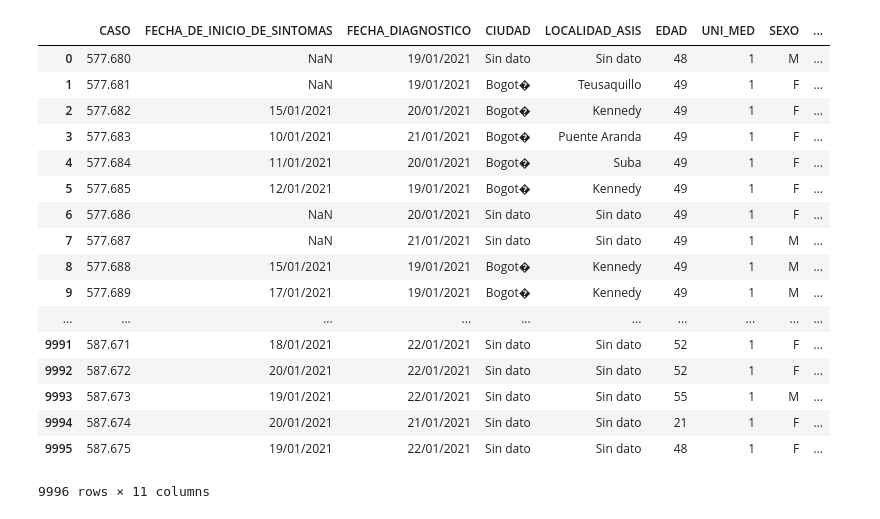
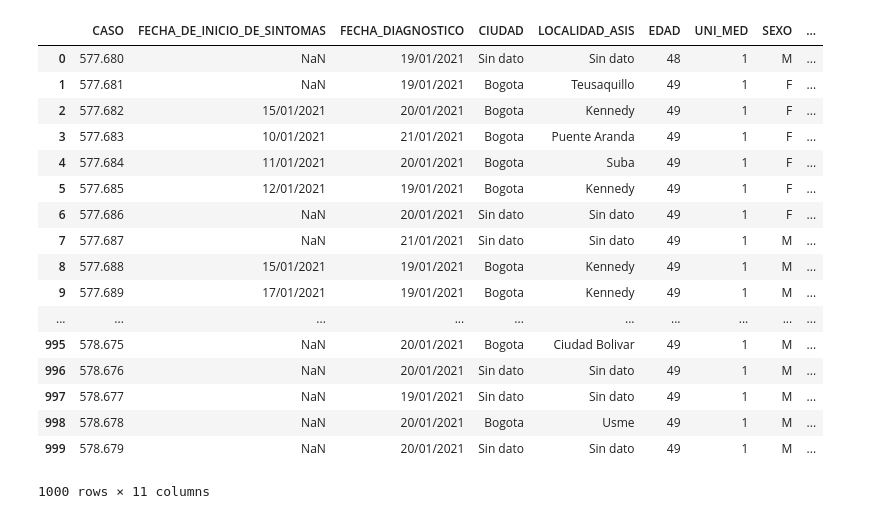
Before and after one commit to asegura4488/Python, a Jupyter notebook: Pandas/General.ipynb, the cells around one changed output. Saved outputs shown, nothing was run; the diff lists cells and outputs as text; code cells hidden in the pictures.

```diff
--- a/Pandas/General.ipynb
+++ b/Pandas/General.ipynb
@@ -3,25 +5,27 @@ import numpy as np
 import matplotlib.pyplot as plt
 import pandas as pd
 # %%
-df = pd.read_csv("DataBases/covid19_Bogota_Reducido.csv", sep=";")
-#df.head(100)
-df
+df = pd.read_csv("DataBases/covid19_Bogota_Reducido.csv", \
+                 sep=";", encoding='latin-1') #index_col='CASO')
+df.head(1000)
+#df.tail(10)
+#df.describe()
 # %% [output]
 |  | CASO | FECHA_DE_INICIO_DE_SINTOMAS | FECHA_DIAGNOSTICO | CIUDAD | LOCALIDAD_ASIS | EDAD | UNI_MED | SEXO | ... |
 | 0 | 577.680 | NaN | 19/01/2021 | Sin dato | Sin dato | 48 | 1 | M | ... |
-| 1 | 577.681 | NaN | 19/01/2021 | Bogot� | Teusaquillo | 49 | 1 | F | ... |
-| 2 | 577.682 | 15/01/2021 | 20/01/2021 | Bogot� | Kennedy | 49 | 1 | F | ... |
-| 3 | 577.683 | 10/01/2021 | 21/01/2021 | Bogot� | Puente Aranda | 49 | 1 | F | ... |
-| 4 | 577.684 | 11/01/2021 | 20/01/2021 | Bogot� | Suba | 49 | 1 | F | ... |
-| 5 | 577.685 | 12/01/2021 | 19/01/2021 | Bogot� | Kennedy | 49 | 1 | F | ... |
+| 1 | 577.681 | NaN | 19/01/2021 | Bogota | Teusaquillo | 49 | 1 | F | ... |
+| 2 | 577.682 | 15/01/2021 | 20/01/2021 | Bogota | Kennedy | 49 | 1 | F | ... |
+| 3 | 577.683 | 10/01/2021 | 21/01/2021 | Bogota | Puente Aranda | 49 | 1 | F | ... |
+| 4 | 577.684 | 11/01/2021 | 20/01/2021 | Bogota | Suba | 49 | 1 | F | ... |
+| 5 | 577.685 | 12/01/2021 | 19/01/2021 | Bogota | Kennedy | 49 | 1 | F | ... |
 | 6 | 577.686 | NaN | 20/01/2021 | Sin dato | Sin dato | 49 | 1 | F | ... |
 | 7 | 577.687 | NaN | 21/01/2021 | Sin dato | Sin dato | 49 | 1 | M | ... |
-| 8 | 577.688 | 15/01/2021 | 19/01/2021 | Bogot� | Kennedy | 49 | 1 | M | ... |
-| 9 | 577.689 | 17/01/2021 | 19/01/2021 | Bogot� | Kennedy | 49 | 1 | M | ... |
+| 8 | 577.688 | 15/01/2021 | 19/01/2021 | Bogota | Kennedy | 49 | 1 | M | ... |
+| 9 | 577.689 | 17/01/2021 | 19/01/2021 | Bogota | Kennedy | 49 | 1 | M | ... |
 | ... | ... | ... | ... | ... | ... | ... | ... | ... | ... |
-| 9991 | 587.671 | 18/01/2021 | 22/01/2021 | Sin dato | Sin dato | 52 | 1 | F | ... |
-| 9992 | 587.672 | 20/01/2021 | 22/01/2021 | Sin dato | Sin dato | 52 | 1 | F | ... |
-| 9993 | 587.673 | 19/01/2021 | 22/01/2021 | Sin dato | Sin dato | 55 | 1 | M | ... |
-| 9994 | 587.674 | 20/01/2021 | 21/01/2021 | Sin dato | Sin dato | 21 | 1 | F | ... |
-| 9995 | 587.675 | 19/01/2021 | 22/01/2021 | Sin dato | Sin dato | 48 | 1 | F | ... |
+| 995 | 578.675 | NaN | 20/01/2021 | Bogota | Ciudad Bolivar | 49 | 1 | M | ... |
+| 996 | 578.676 | NaN | 20/01/2021 | Sin dato | Sin dato | 49 | 1 | M | ... |
+| 997 | 578.677 | NaN | 19/01/2021 | Sin dato | Sin dato | 49 | 1 | M | ... |
+| 998 | 578.678 | NaN | 20/01/2021 | Bogota | Usme | 49 | 1 | M | ... |
+| 999 | 578.679 | NaN | 20/01/2021 | Sin dato | Sin dato | 49 | 1 | M | ... |
-9996 rows × 11 columns
+1000 rows × 11 columns
```
Also changed, not shown: parts of 3 cells of this notebook, 1 other file.
